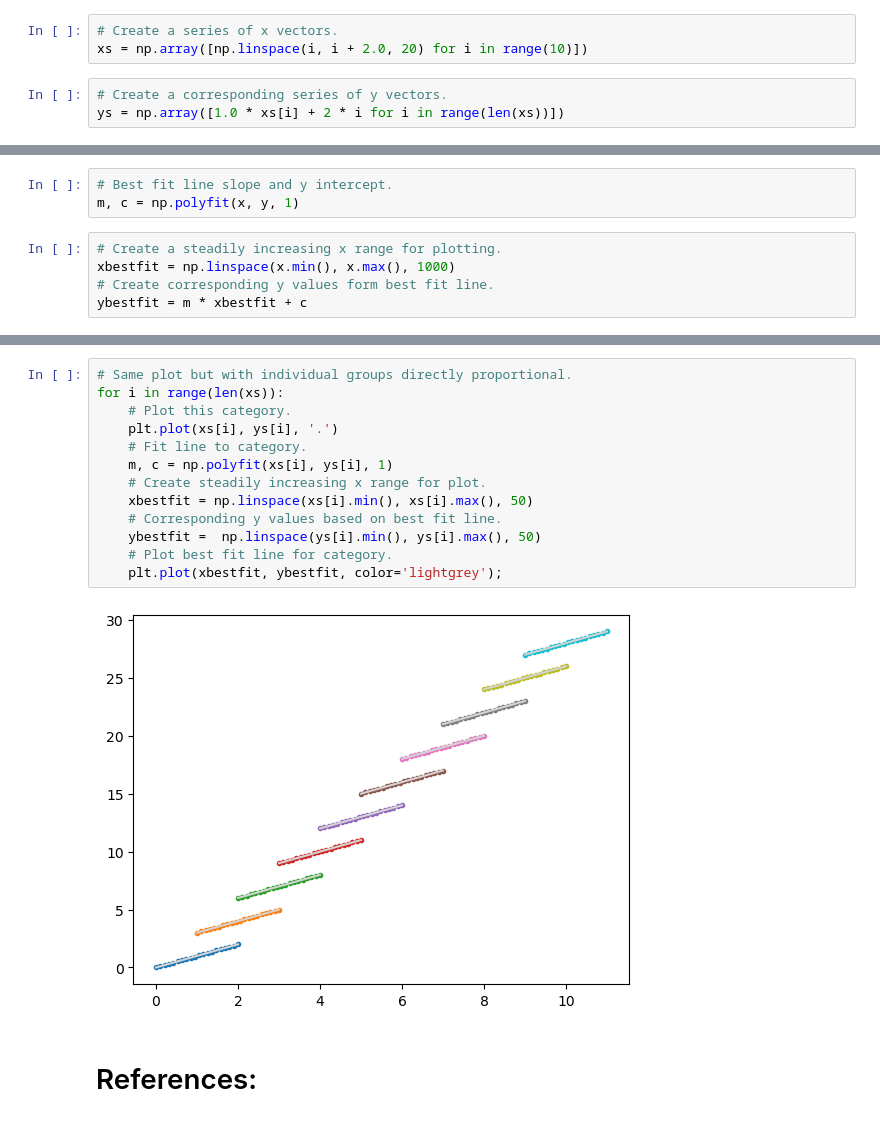
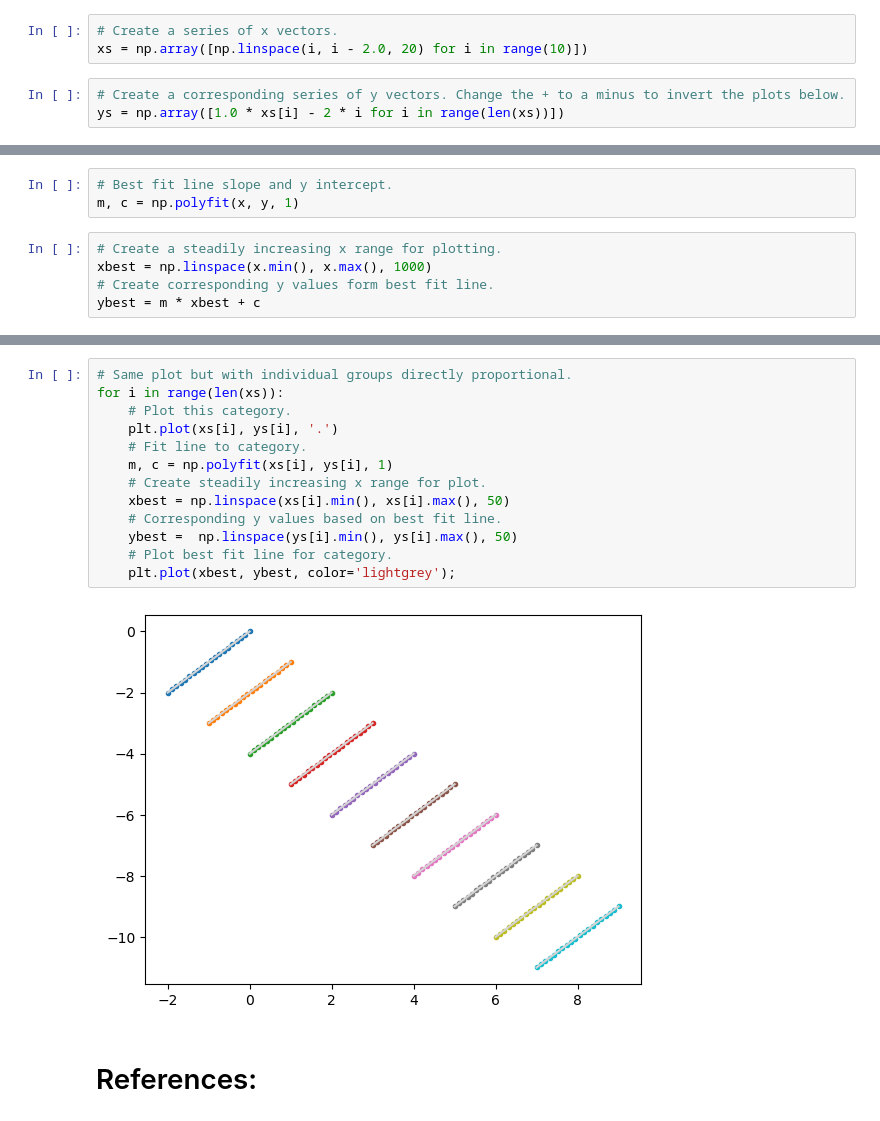
Before and after one commit to SeanE15/Fundamentals-for-Data-Analysis, a Jupyter notebook: Practicals/04 _Outliers_Exercises-Sean_Elliott .ipynb, the cells around one changed output, grey strips where cells are left out. Saved outputs shown, nothing was run; the diff lists cells and outputs as text.

```diff
--- a/Practicals/04 _Outliers_Exercises-Sean_Elliott .ipynb
+++ b/Practicals/04 _Outliers_Exercises-Sean_Elliott .ipynb
@@ -66,10 +66,10 @@ plt.show()
 Adapt the code and plots so that the overall plot is inversely propertional and the individual groups are directly proportional.
 # %%
 # Create a series of x vectors.
-xs = np.array([np.linspace(i, i + 2.0, 20) for i in range(10)])
+xs = np.array([np.linspace(i, i - 2.0, 20) for i in range(10)])
 # %%
-# Create a corresponding series of y vectors.
-ys = np.array([1.0 * xs[i] + 2 * i for i in range(len(xs))])
+# Create a corresponding series of y vectors. Change the + to a minus to invert the plots below.
+ys = np.array([1.0 * xs[i] - 2 * i for i in range(len(xs))])
 # %%
 # Create global list of x and y values.
 x = xs.flatten()
@@ -79,9 +79,9 @@ y = ys.flatten()
 m, c = np.polyfit(x, y, 1)
 # %%
 # Create a steadily increasing x range for plotting.
-xbestfit = np.linspace(x.min(), x.max(), 1000)
+xbest = np.linspace(x.min(), x.max(), 1000)
 # Create corresponding y values form best fit line.
-ybestfit = m * xbestfit + c
+ybest = m * xbest + c
 # %%
 # Plot.
 plt.plot(x, y, '.');
@@ -94,18 +94,18 @@ plt.plot(xbestfit, ybestfit)
 # %%
 # Same plot but with individual groups directly proportional.
 for i in range(len(xs)):
     # Plot this category.
     plt.plot(xs[i], ys[i], '.')
     # Fit line to category.
     m, c = np.polyfit(xs[i], ys[i], 1)
     # Create steadily increasing x range for plot.
-    xbestfit = np.linspace(xs[i].min(), xs[i].max(), 50)
+    xbest = np.linspace(xs[i].min(), xs[i].max(), 50)
     # Corresponding y values based on best fit line.
-    ybestfit =  np.linspace(ys[i].min(), ys[i].max(), 50)
+    ybest =  np.linspace(ys[i].min(), ys[i].max(), 50)
     # Plot best fit line for category.
-    plt.plot(xbestfit, ybestfit, color='lightgrey');
+    plt.plot(xbest, ybest, color='lightgrey');
 # %% [output]
-[figure, old version]
+[figure, new version]
 # %% [markdown]
 # References:
 # %% [markdown]
```
Also changed, not shown: parts of 1 cell of this notebook, 1 other file.
